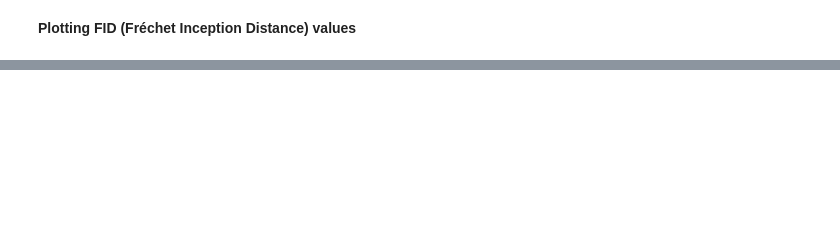
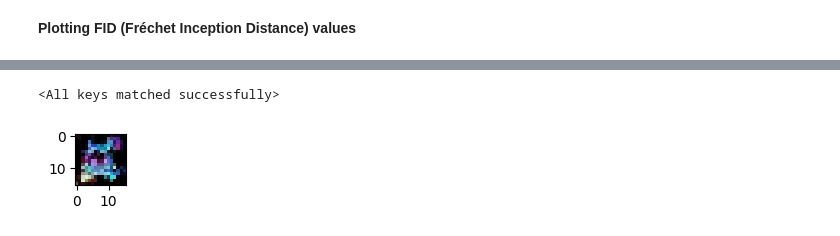
Before and after one commit to nizar139/Gans, a Jupyter notebook: code/pixart/Unet_without_cutmix..ipynb, the cells around one changed output, grey strips where cells are left out. Cells and saved outputs as stored; diff of their text form; code cells hidden in the pictures; blank space fills up the shorter version.

```diff
--- a/code/pixart/Unet_without_cutmix..ipynb
+++ b/code/pixart/Unet_without_cutmix..ipynb
@@ -268,0 +295,25 @@ Text(0.5, 1.0, 'FID Evolution through training')
+# %%
+G_unet_saved = Unet_Generator_V2(latent_dim, channels_out)
+G_unet_saved.load_state_dict(torch.load("models/g_unet.pth"))
+# %% [output]
+<All keys matched successfully>
+# %%
+# Generate random noise
+noise = torch.randn(1, latent_dim, 1, 1)  # Batch of 1 noise vector
+
+# Generate images
+fake_images = G_unet_saved(noise)
+
+# Resize the generated image
+resize_transform = transforms.Resize((16, 16))
+resized_fake_images = resize_transform(fake_images)
+
+# Convert to numpy array for visualization
+image_noise = resized_fake_images.detach().numpy().reshape((3, 16, 16)) * 0.5 + 0.5
+
+# Display the image
+plt.figure(figsize=(1, 0.66))
+plt.imshow(np.transpose(image_noise, (1, 2, 0)))
+plt.show()
+# %% [output]
+[figure, added]
```
Also changed, not shown: parts of 8 cells of this notebook, 40 other files.
